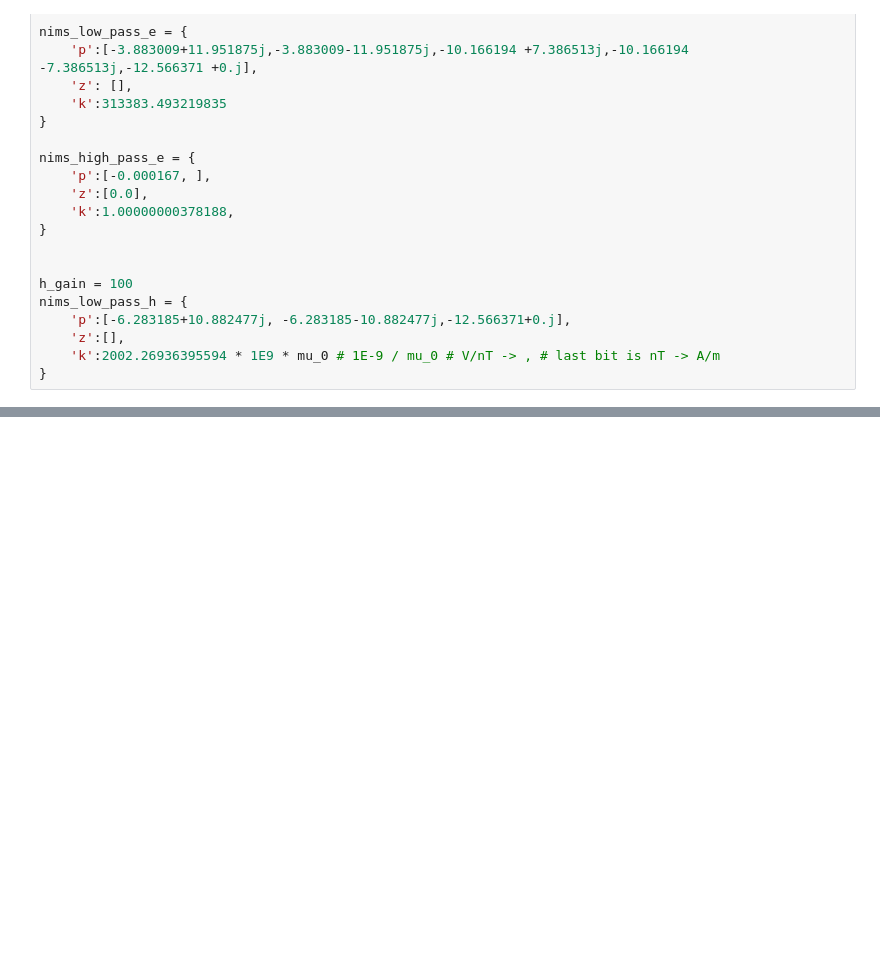
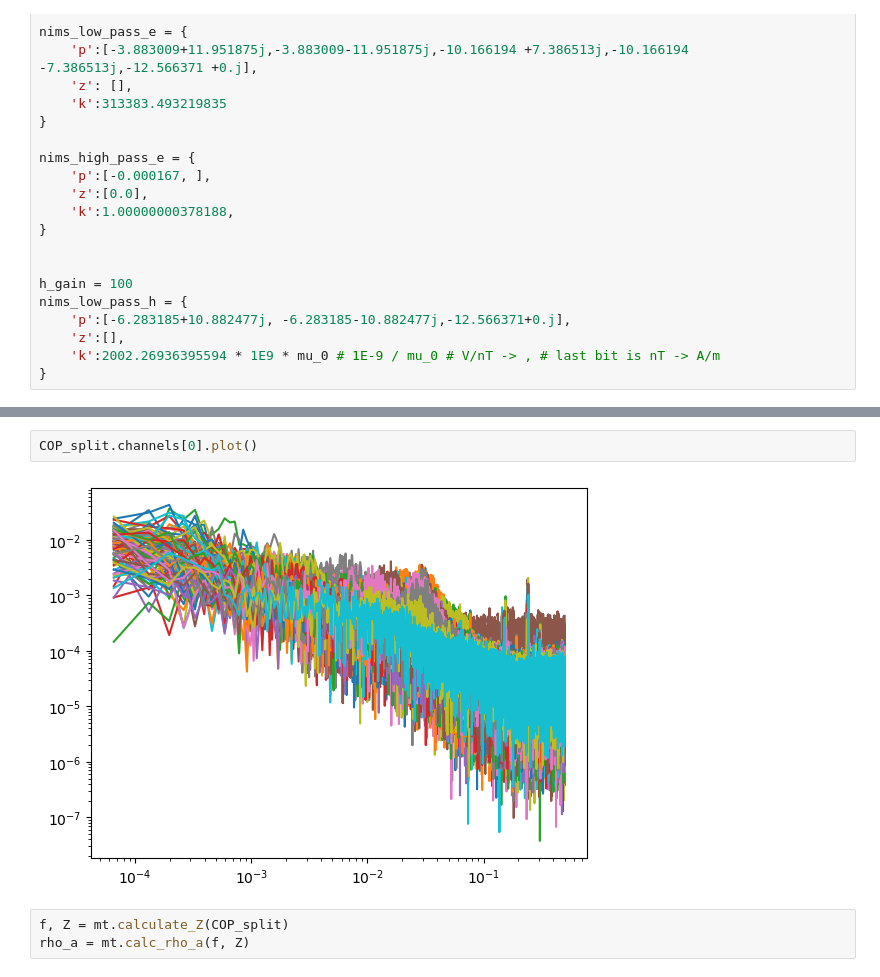
Before and after one commit to jcapriot/gpgn-319, a Jupyter notebook: labs/EM/Lab5.ipynb, the cells around one changed output, grey strips where cells are left out. Cells and saved outputs as stored; diff of their text form; blank space fills up the shorter version.

```diff
--- a/labs/EM/Lab5.ipynb
+++ b/labs/EM/Lab5.ipynb
@@ -109,0 +139,7 @@ coo = mt.MTTimeChannelCollection(ex, ey, hx, hy)
+# %%
+COP_split.channels[0].plot()
+# %% [output]
+[figure, added]
+# %%
+f, Z = mt.calculate_Z(COP_split)
+rho_a = mt.calc_rho_a(f, Z)
```
Also changed, not shown: parts of 36 cells of this notebook, 1 other file.
